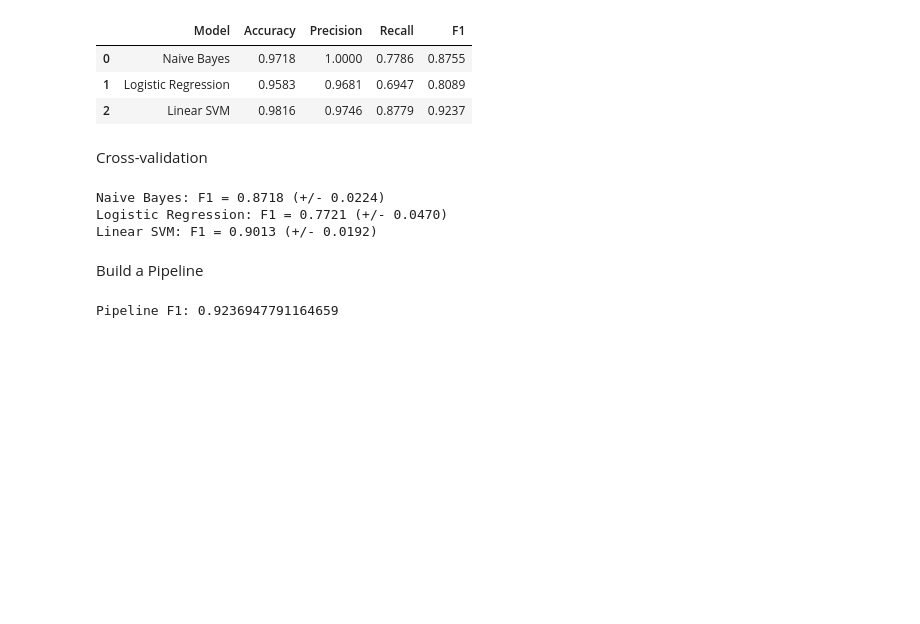
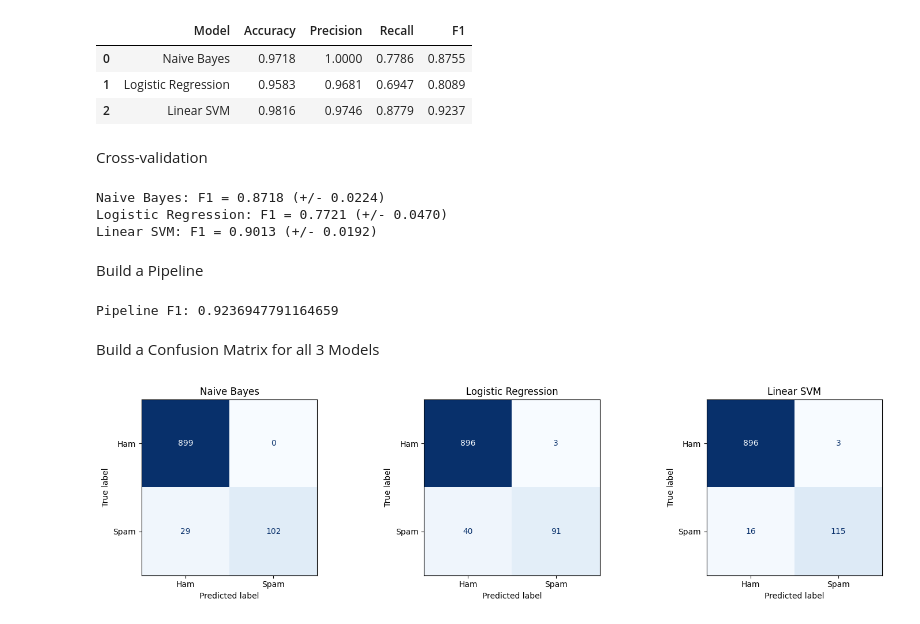
Before and after one commit to GokulD11/spam-detector, a Jupyter notebook: notebooks/03_modeling.ipynb, the cells around one changed output. Drawn from its saved outputs; the diff is of its cells as text; code cells hidden in the pictures; blank space fills up the shorter version.

Commit message:
Phase 8: Evaluation - confusion matrices, precision/recall analysis, ROC-AUC, model selection

```diff
--- a/notebooks/03_modeling.ipynb
+++ b/notebooks/03_modeling.ipynb
@@ -234,3 +234,29 @@ pipeline_preds = final_pipeline.predict(X_test)
 print("Pipeline F1:", f1_score(y_test, pipeline_preds))
 # %% [output]
 Pipeline F1: 0.9236947791164659
+# %% [markdown]
+Build a Confusion Matrix for all 3 Models
+# %%
+from sklearn.metrics import confusion_matrix, ConfusionMatrixDisplay
+import matplotlib.pyplot as plt
+
+models = {
+    'Naive Bayes': nb_preds,
+    'Logistic Regression': lr_preds,
+    'Linear SVM': svm_preds
+}
+
+fig, axes = plt.subplots(1, 3, figsize=(15, 4))
+
+for ax, (name, preds) in zip(axes, models.items()):
+    cm = confusion_matrix(y_test, preds)
+    disp = ConfusionMatrixDisplay(confusion_matrix=cm,
+                                   display_labels=['Ham', 'Spam'])
+    disp.plot(ax=ax, cmap='Blues', colorbar=False)
+    ax.set_title(name)
+
+plt.tight_layout()
+plt.savefig('../confusion_matrices.png', dpi=150, bbox_inches='tight')
+plt.show()
+# %% [output]
+[figure, added]
```
Also changed, not shown: parts of 3 cells of this notebook, 2 other files.
